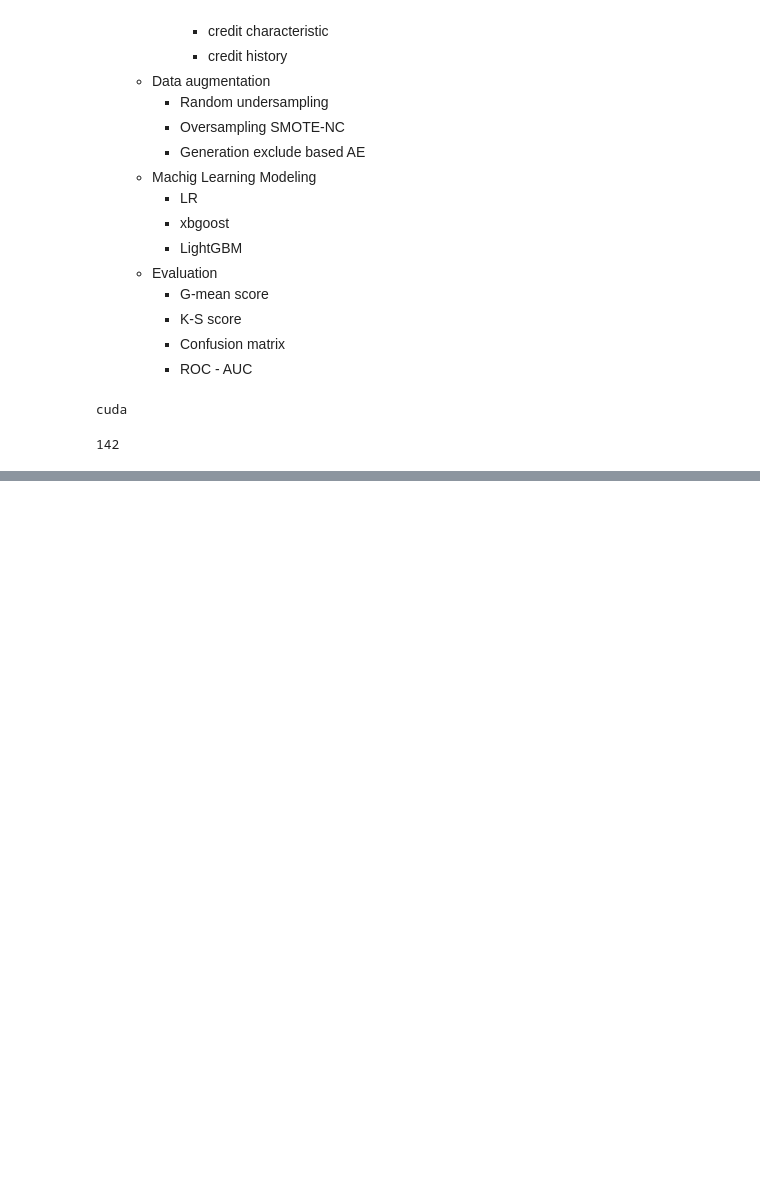
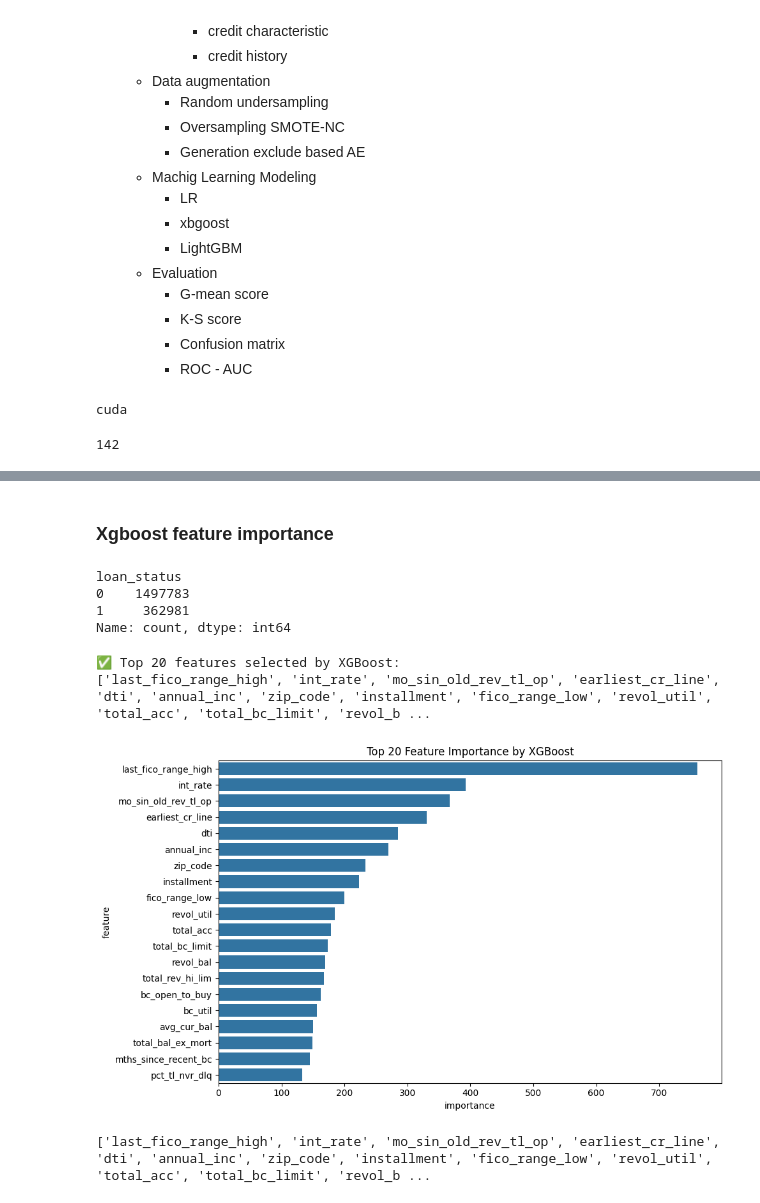
Before and after one commit to Seungminin/Data_Analysis_lending-club, a Jupyter notebook: Paper_code/Data_source.ipynb, the cells around one changed output, grey strips where cells are left out. Drawn from its saved outputs; the diff is of its cells as text; code cells hidden in the pictures; blank space fills up the shorter version.

Commit message:
feature selection

```diff
--- a/Paper_code/Data_source.ipynb
+++ b/Paper_code/Data_source.ipynb
@@ -58,8 +58,6 @@ cuda
 ## Load lending club data
 data_path = "C:/Users/GCU/Lending_club/Data_Analysis_lending-club/Dataset/loan_data.csv"
 data = pd.read_csv(data_path, low_memory=False)
-
-data = data[data['loan_status'] == 1]
 # %%
 len(data.columns)
 # %% [output]
@@ -66,0 +500,11 @@ len(data.columns)
+# %%
+## one - hot encoding 되기 전 68개 feature 중, categorical data 12개를 제외하면 56개 nan값 대체
+# 수치형(numeric) 변수만 선택
+numeric_cols = data_encoded.select_dtypes(include=[np.number]).columns
+
+print(len(numeric_cols))
+
+# 각 컬럼별 평균값으로 결측치 채우기
+data_encoded[numeric_cols] = data_encoded[numeric_cols].fillna(data_encoded[numeric_cols].mean())
+
+print("✅ 모든 수치형 컬럼의 결측치를 평균값으로 대체 완료!")
@@ -66,0 +531,3 @@ len(data.columns)
+# %%
+data_x = data_encoded.drop(columns='loan_status')
+data_y = data_encoded['loan_status']
@@ -66,0 +539,57 @@ len(data.columns)
+# %% [markdown]
+### Xgboost feature importance
+# %%
+data_y.value_counts()
+# %% [output]
+loan_status
+0    1497783
+1     362981
+Name: count, dtype: int64
+# %%
+import xgboost as xgb
+import pandas as pd
+import seaborn as sns
+import matplotlib.pyplot as plt
+from sklearn.metrics import accuracy_score
+
+# DMatrix 생성 (feature 이름 지정)
+dtrain = xgb.DMatrix(data_x, label=data_y, feature_names=data_x.columns.tolist())
+
+# XGBoost 파라미터
+params = {
+    'objective': 'binary:logistic',
+    'eval_metric': 'logloss',
+    'verbosity': 0
+}
+
+# 학습
+xgb_model = xgb.train(params, dtrain, num_boost_round=150)
+
+# Feature Importance
+importance_dict = xgb_model.get_score(importance_type='weight')
+
+# 정렬
+sorted_features = sorted(importance_dict.items(), key=lambda x: x[1], reverse=True)
+top_20 = [feat for feat, score in sorted_features[:20]]
+
+print("✅ Top 20 features selected by XGBoost:")
+print(top_20)
+
+# DataFrame for visualization
+importance_df = pd.DataFrame(sorted_features, columns=["feature", "importance"])
+
+# 시각화
+plt.figure(figsize=(10, 6))
+sns.barplot(x="importance", y="feature", data=importance_df.head(20))
+plt.title("Top 20 Feature Importance by XGBoost")
+plt.tight_layout()
+plt.show()
+# %% [output]
+✅ Top 20 features selected by XGBoost:
+['last_fico_range_high', 'int_rate', 'mo_sin_old_rev_tl_op', 'earliest_cr_line', 'dti', 'annual_inc', 'zip_code', 'installment', 'fico_range_low', 'revol_util', 'total_acc', 'total_bc_limit', 'revol_b ...
+[figure, added]
+# %%
+top_15 = [feat for feat,score in sorted_features[:15]]
+print(top_15)
+# %% [output]
+['last_fico_range_high', 'int_rate', 'mo_sin_old_rev_tl_op', 'earliest_cr_line', 'dti', 'annual_inc', 'zip_code', 'installment', 'fico_range_low', 'revol_util', 'total_acc', 'total_bc_limit', 'revol_b ...
```
Also changed, not shown: parts of 30 cells of this notebook.
